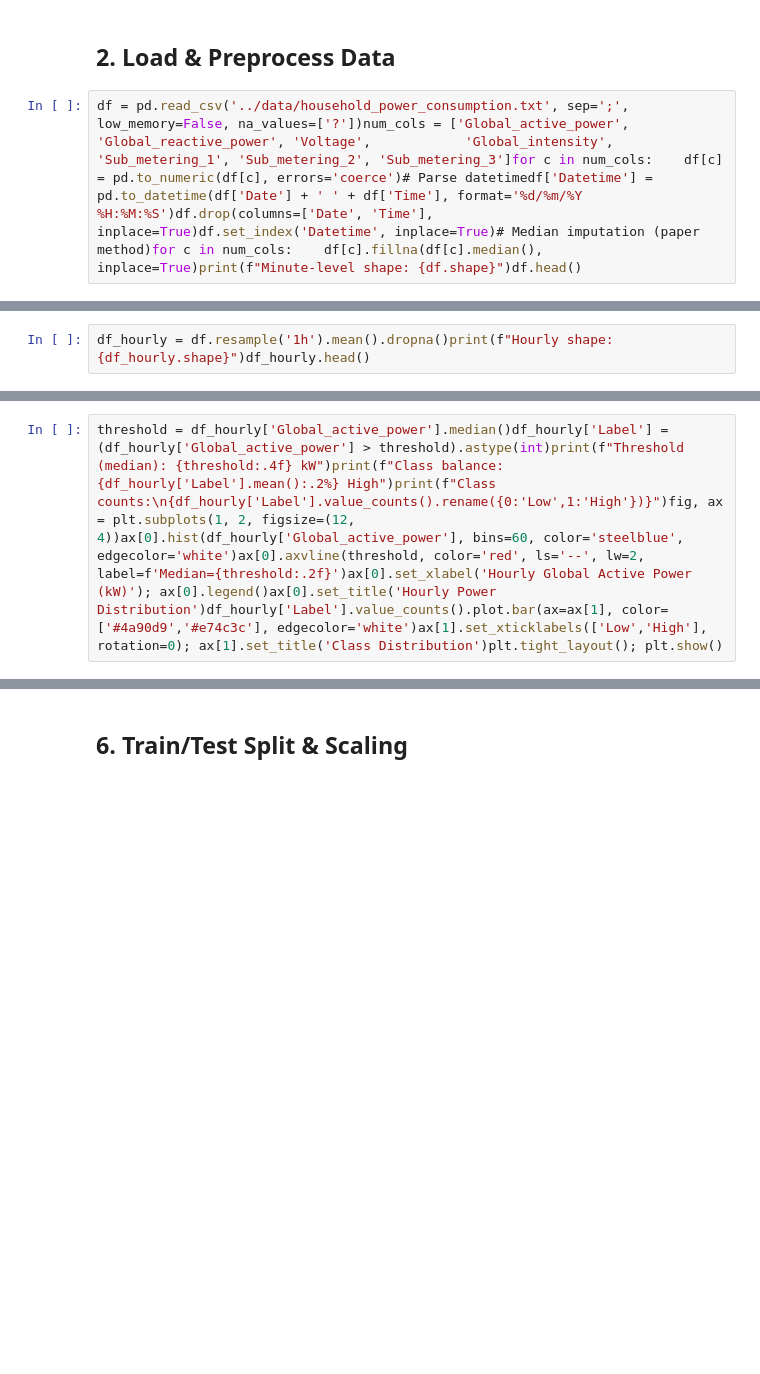
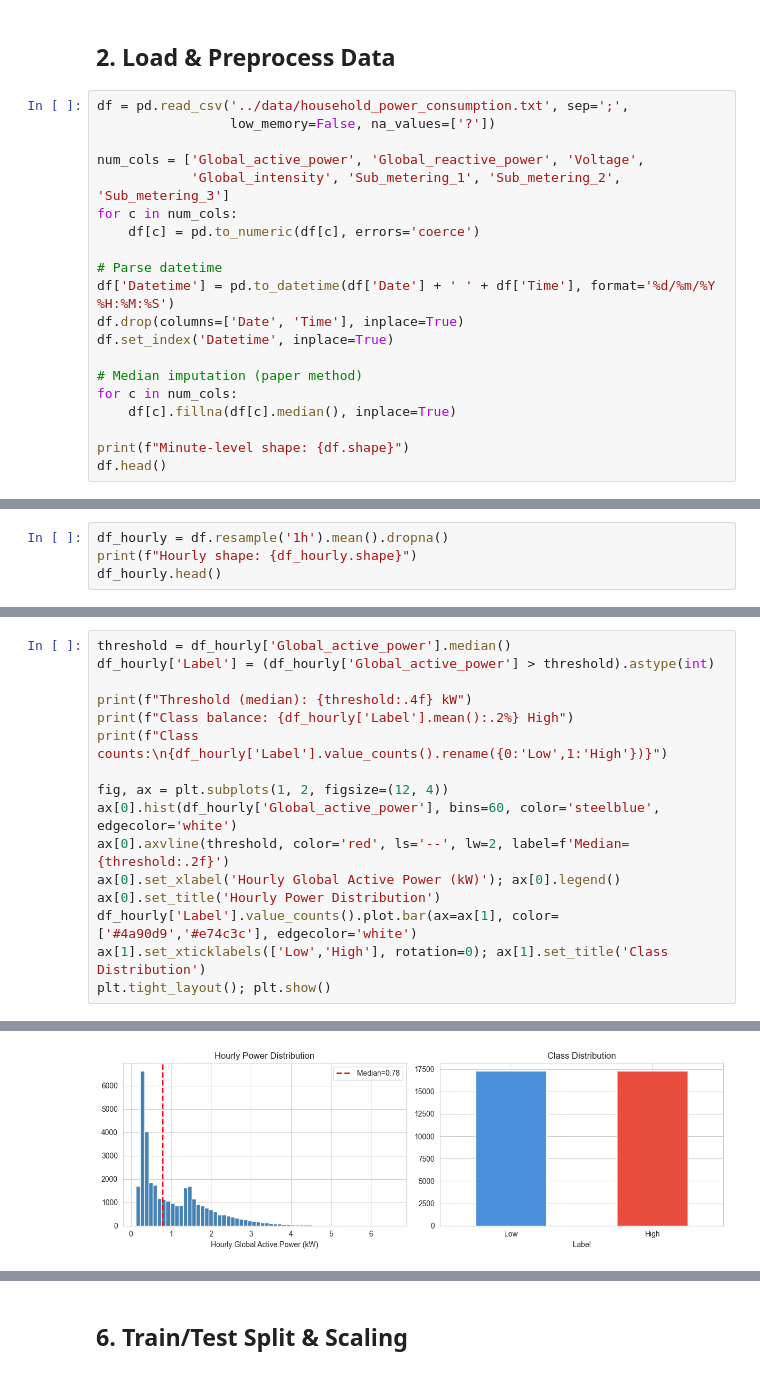
Before and after one commit to BR1WA/energy-forecast-platform, a Jupyter notebook: notebooks/fair_comparison.ipynb, the cells around one changed output, grey strips where cells are left out. Saved outputs shown, nothing was run; the diff lists cells and outputs as text; blank space fills up the shorter version.

```diff
--- a/notebooks/fair_comparison.ipynb
+++ b/notebooks/fair_comparison.ipynb
@@ -7,4 +46,22 @@ import numpy as npimport pandas as pdimport matplotlib.pyplot as pltimport seabo
 # %% [markdown]
 ## 2. Load & Preprocess Data
 # %%
-df = pd.read_csv('../data/household_power_consumption.txt', sep=';',                 low_memory=False, na_values=['?'])num_cols = ['Global_active_power', 'Global_reactive_power', 'Voltage',            'Global_intensity', 'Sub_metering_1', 'Sub_metering_2', 'Sub_metering_3']for c in num_cols:    df[c] = pd.to_numeric(df[c], errors='coerce')# Parse datetimedf['Datetime'] = pd.to_datetime(df['Date'] + ' ' + df['Time'], format='%d/%m/%Y %H:%M:%S')df.drop(columns=['Date', 'Time'], inplace=True)df.set_index('Datetime', inplace=True)# Median imputation (paper method)for c in num_cols:    df[c].fillna(df[c].median(), inplace=True)print(f"Minute-level shape: {df.shape}")df.head()
+df = pd.read_csv('../data/household_power_consumption.txt', sep=';',
+                 low_memory=False, na_values=['?'])
+
+num_cols = ['Global_active_power', 'Global_reactive_power', 'Voltage',
+            'Global_intensity', 'Sub_metering_1', 'Sub_metering_2', 'Sub_metering_3']
+for c in num_cols:
+    df[c] = pd.to_numeric(df[c], errors='coerce')
+
+# Parse datetime
+df['Datetime'] = pd.to_datetime(df['Date'] + ' ' + df['Time'], format='%d/%m/%Y %H:%M:%S')
+df.drop(columns=['Date', 'Time'], inplace=True)
+df.set_index('Datetime', inplace=True)
+
+# Median imputation (paper method)
+for c in num_cols:
+    df[c].fillna(df[c].median(), inplace=True)
+
+print(f"Minute-level shape: {df.shape}")
+df.head()
@@ -13,2 +82,4 @@ df = pd.read_csv('../data/household_power_consumption.txt', sep=';',
 # %%
-df_hourly = df.resample('1h').mean().dropna()print(f"Hourly shape: {df_hourly.shape}")df_hourly.head()
+df_hourly = df.resample('1h').mean().dropna()
+print(f"Hourly shape: {df_hourly.shape}")
+df_hourly.head()
@@ -17,2 +99,17 @@ df_hourly = df.resample('1h').mean().dropna()print(f"Hourly shape: {df_hourly.sh
 # %%
-threshold = df_hourly['Global_active_power'].median()df_hourly['Label'] = (df_hourly['Global_active_power'] > threshold).astype(int)print(f"Threshold (median): {threshold:.4f} kW")print(f"Class balance: {df_hourly['Label'].mean():.2%} High")print(f"Class counts:\n{df_hourly['Label'].value_counts().rename({0:'Low',1:'High'})}")fig, ax = plt.subplots(1, 2, figsize=(12, 4))ax[0].hist(df_hourly['Global_active_power'], bins=60, color='steelblue', edgecolor='white')ax[0].axvline(threshold, color='red', ls='--', lw=2, label=f'Median={threshold:.2f}')ax[0].set_xlabel('Hourly Global Active Power (kW)'); ax[0].legend()ax[0].set_title('Hourly Power Distribution')df_hourly['Label'].value_counts().plot.bar(ax=ax[1], color=['#4a90d9','#e74c3c'], edgecolor='white')ax[1].set_xticklabels(['Low','High'], rotation=0); ax[1].set_title('Class Distribution')plt.tight_layout(); plt.show()
+threshold = df_hourly['Global_active_power'].median()
+df_hourly['Label'] = (df_hourly['Global_active_power'] > threshold).astype(int)
+
+print(f"Threshold (median): {threshold:.4f} kW")
+print(f"Class balance: {df_hourly['Label'].mean():.2%} High")
+print(f"Class counts:\n{df_hourly['Label'].value_counts().rename({0:'Low',1:'High'})}")
+
+fig, ax = plt.subplots(1, 2, figsize=(12, 4))
+ax[0].hist(df_hourly['Global_active_power'], bins=60, color='steelblue', edgecolor='white')
+ax[0].axvline(threshold, color='red', ls='--', lw=2, label=f'Median={threshold:.2f}')
+ax[0].set_xlabel('Hourly Global Active Power (kW)'); ax[0].legend()
+ax[0].set_title('Hourly Power Distribution')
+df_hourly['Label'].value_counts().plot.bar(ax=ax[1], color=['#4a90d9','#e74c3c'], edgecolor='white')
+ax[1].set_xticklabels(['Low','High'], rotation=0); ax[1].set_title('Class Distribution')
+plt.tight_layout(); plt.show()
+# %% [output]
@@ -19 +123,2 @@ threshold = df_hourly['Global_active_power'].median()df_hourly['Label'] = (df_ho
+[figure, added]
 # %% [markdown]
```
Also changed, not shown: parts of 23 cells of this notebook, 30 other files.
